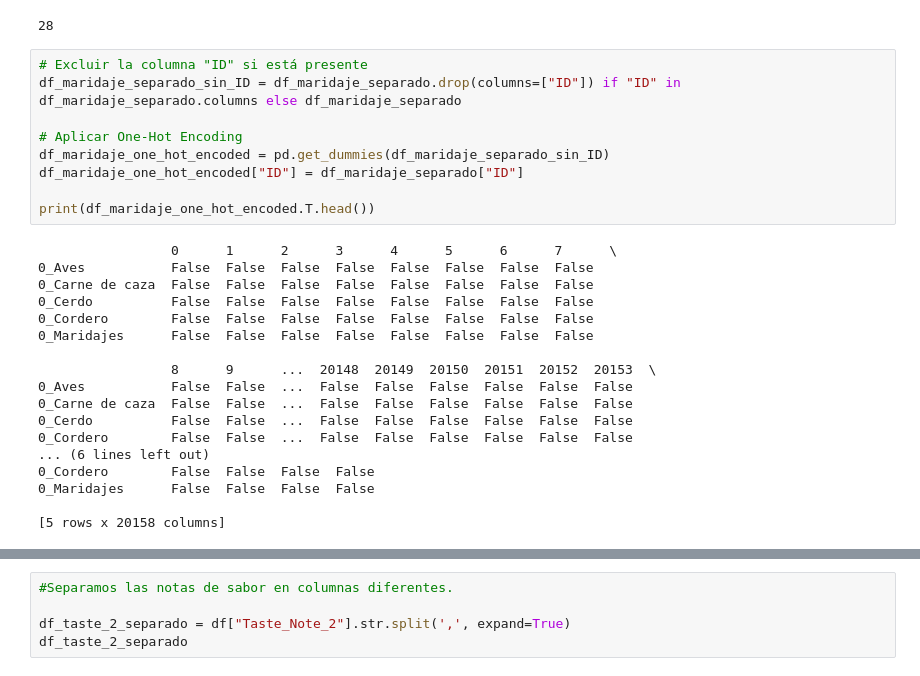
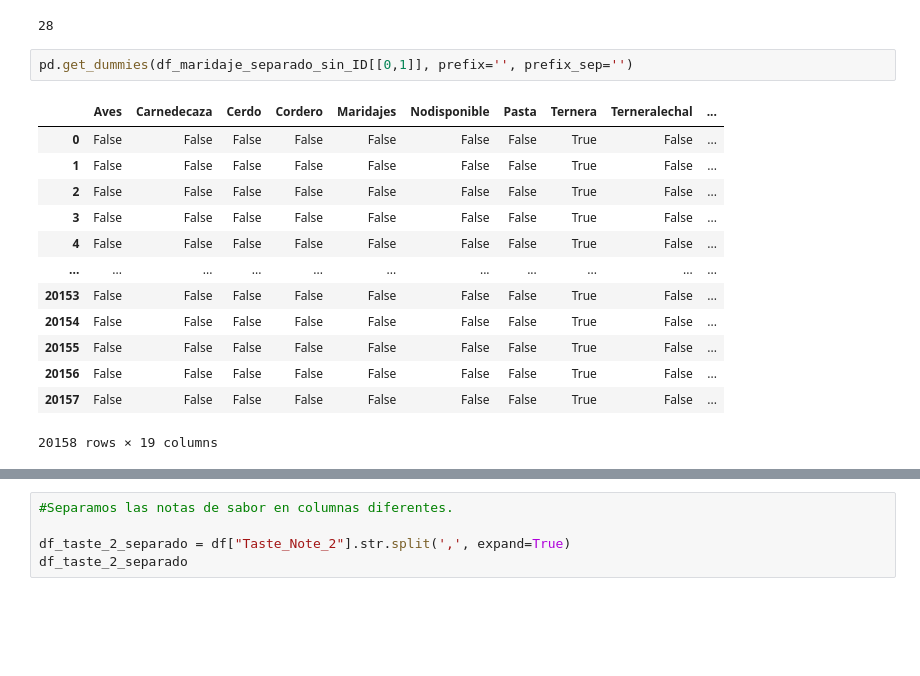
Before and after one commit to 4GeeksAcademy/Proyecto_grupo2_vinos, a Jupyter notebook: src/trabajo_csv.ipynb, the cells around one changed output, grey strips where cells are left out. Saved outputs shown, nothing was run; the diff lists cells and outputs as text; blank space fills up the shorter version.

```diff
--- a/src/trabajo_csv.ipynb
+++ b/src/trabajo_csv.ipynb
@@ -129,30 +138,19 @@ print(valores_unicos_maridaje)
 len(valores_unicos_maridaje)
 # %% [output]
 28
-# %%
-# Excluir la columna "ID" si está presente
-df_maridaje_separado_sin_ID = df_maridaje_separado.drop(columns=["ID"]) if "ID" in df_maridaje_separado.columns else df_maridaje_separado
-
-# Aplicar One-Hot Encoding
-df_maridaje_one_hot_encoded = pd.get_dummies(df_maridaje_separado_sin_ID)
-df_maridaje_one_hot_encoded["ID"] = df_maridaje_separado["ID"]
-
-print(df_maridaje_one_hot_encoded.T.head())
-# %% [output]
-                 0      1      2      3      4      5      6      7      \
-0_Aves           False  False  False  False  False  False  False  False
-0_Carne de caza  False  False  False  False  False  False  False  False
-0_Cerdo          False  False  False  False  False  False  False  False
-0_Cordero        False  False  False  False  False  False  False  False
-0_Maridajes      False  False  False  False  False  False  False  False
-
-                 8      9      ...  20148  20149  20150  20151  20152  20153  \
-0_Aves           False  False  ...  False  False  False  False  False  False
-0_Carne de caza  False  False  ...  False  False  False  False  False  False
-0_Cerdo          False  False  ...  False  False  False  False  False  False
-0_Cordero        False  False  ...  False  False  False  False  False  False
-... (6 lines left out)
-0_Cordero        False  False  False  False
-0_Maridajes      False  False  False  False
-
-[5 rows x 20158 columns]
+# %%
+pd.get_dummies(df_maridaje_separado_sin_ID[[0,1]], prefix='', prefix_sep='')
+# %% [output]
+|  | Aves | Carnedecaza | Cerdo | Cordero | Maridajes | Nodisponible | Pasta | Ternera | Terneralechal | ... |
+| 0 | False | False | False | False | False | False | False | True | False | ... |
+| 1 | False | False | False | False | False | False | False | True | False | ... |
+| 2 | False | False | False | False | False | False | False | True | False | ... |
+| 3 | False | False | False | False | False | False | False | True | False | ... |
+| 4 | False | False | False | False | False | False | False | True | False | ... |
+| ... | ... | ... | ... | ... | ... | ... | ... | ... | ... | ... |
+| 20153 | False | False | False | False | False | False | False | True | False | ... |
+| 20154 | False | False | False | False | False | False | False | True | False | ... |
+| 20155 | False | False | False | False | False | False | False | True | False | ... |
+| 20156 | False | False | False | False | False | False | False | True | False | ... |
+| 20157 | False | False | False | False | False | False | False | True | False | ... |
+20158 rows × 19 columns
```
Also changed, not shown: parts of 31 cells of this notebook, 2 other files.
